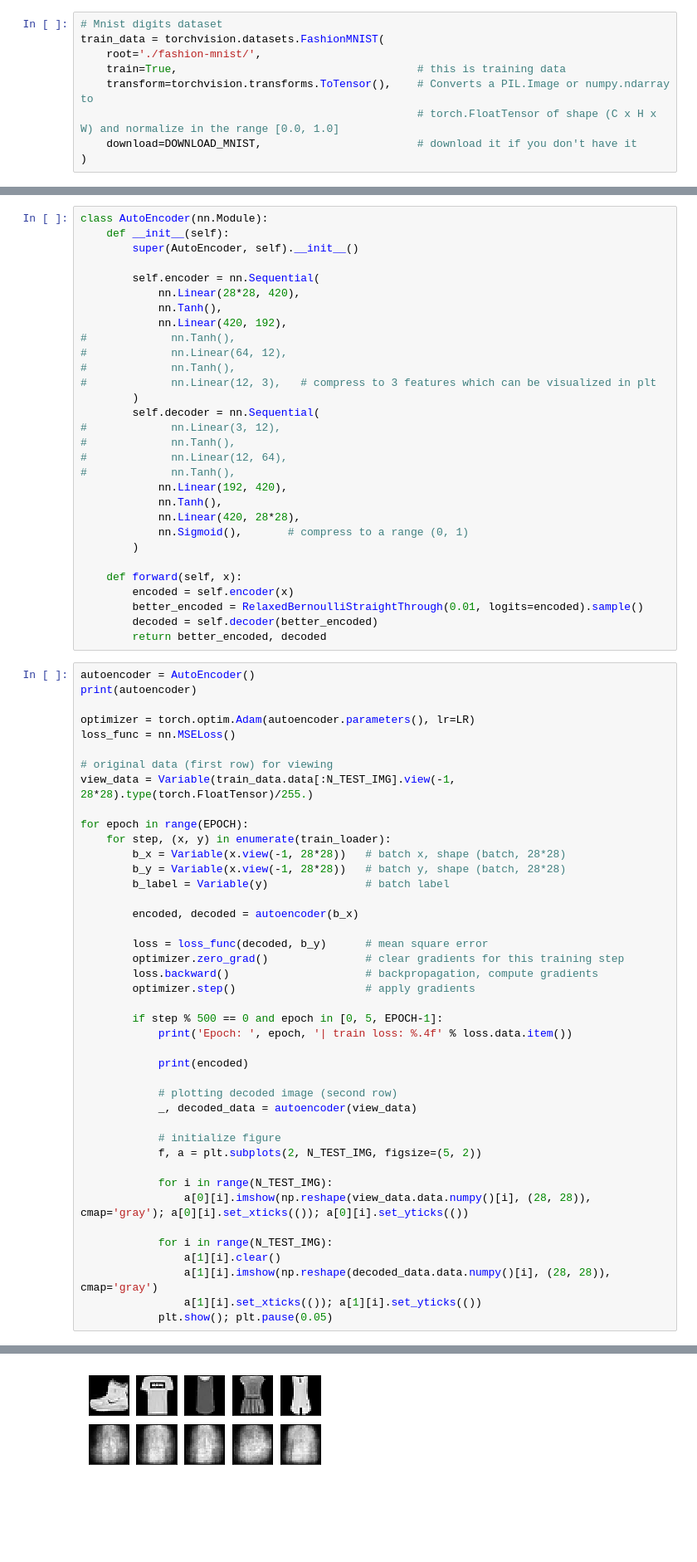
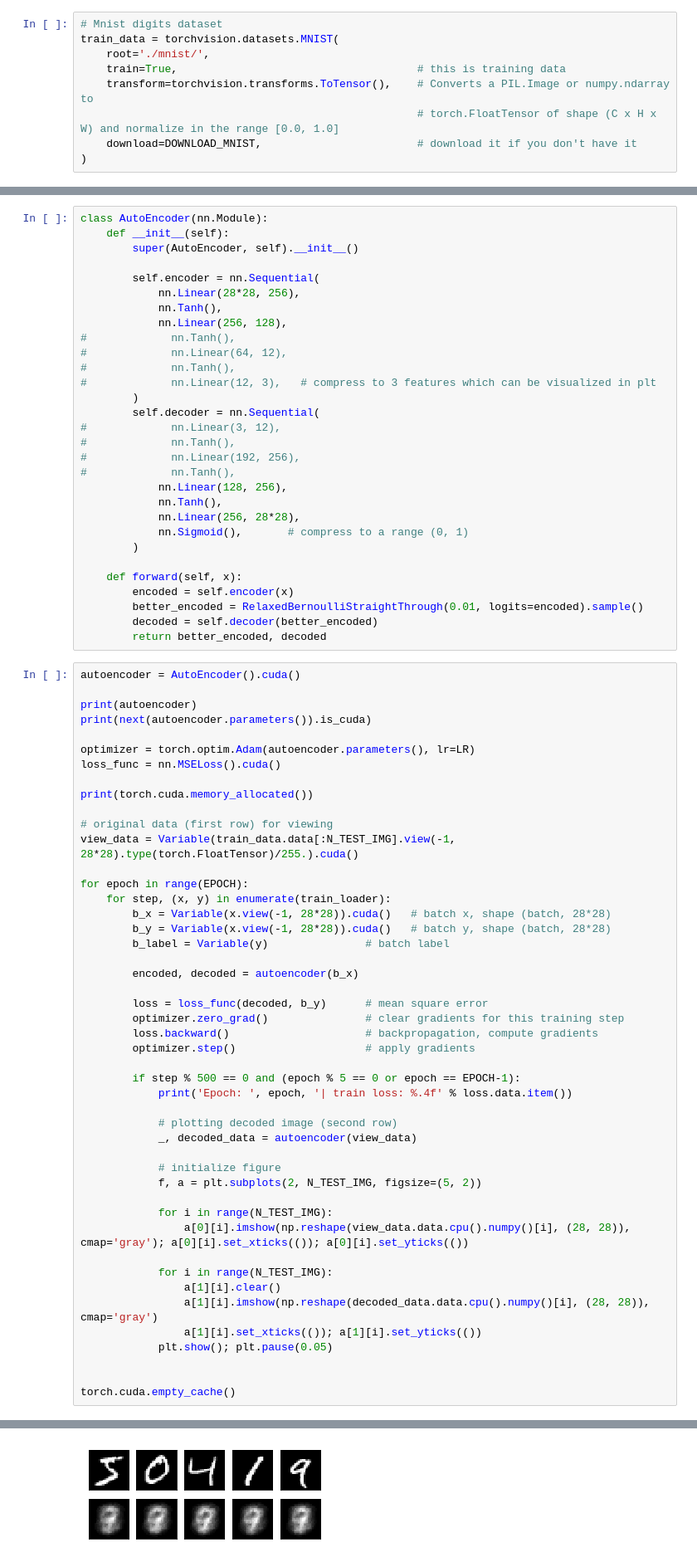
Before and after one commit to stefanklut/neural-image-compression, a Jupyter notebook: tutorial/Tutorial.ipynb, the cells around one changed output, grey strips where cells are left out. Shown at 83% size. Cells and saved outputs as stored; diff of their text form; blank space fills up the shorter version.

```diff
--- a/tutorial/Tutorial.ipynb
+++ b/tutorial/Tutorial.ipynb
@@ -35,8 +35,8 @@ DOWNLOAD_MNIST = False
 N_TEST_IMG = 5
 # %%
 # Mnist digits dataset
-train_data = torchvision.datasets.FashionMNIST(
-    root='./fashion-mnist/',
+train_data = torchvision.datasets.MNIST(
+    root='./mnist/',
     train=True,                                     # this is training data
     transform=torchvision.transforms.ToTensor(),    # Converts a PIL.Image or numpy.ndarray to
                                                     # torch.FloatTensor of shape (C x H x W) and normalize in the range [0.0, 1.0]
@@ -62,9 +62,9 @@ class AutoEncoder(nn.Module):
         super(AutoEncoder, self).__init__()
 
         self.encoder = nn.Sequential(
-            nn.Linear(28*28, 420),
+            nn.Linear(28*28, 256),
             nn.Tanh(),
-            nn.Linear(420, 192),
+            nn.Linear(256, 128),
 #             nn.Tanh(),
 #             nn.Linear(64, 12),
 #             nn.Tanh(),
@@ -73,11 +73,11 @@ class AutoEncoder(nn.Module):
         self.decoder = nn.Sequential(
 #             nn.Linear(3, 12),
 #             nn.Tanh(),
-#             nn.Linear(12, 64),
+#             nn.Linear(192, 256),
 #             nn.Tanh(),
-            nn.Linear(192, 420),
+            nn.Linear(128, 256),
             nn.Tanh(),
-            nn.Linear(420, 28*28),
+            nn.Linear(256, 28*28),
             nn.Sigmoid(),       # compress to a range (0, 1)
         )
 
@@ -87,19 +87,23 @@ class AutoEncoder(nn.Module):
         decoded = self.decoder(better_encoded)
         return better_encoded, decoded
 # %%
-autoencoder = AutoEncoder()
+autoencoder = AutoEncoder().cuda()
+
 print(autoencoder)
+print(next(autoencoder.parameters()).is_cuda)
 
 optimizer = torch.optim.Adam(autoencoder.parameters(), lr=LR)
-loss_func = nn.MSELoss()
+loss_func = nn.MSELoss().cuda()
+
+print(torch.cuda.memory_allocated())
 
 # original data (first row) for viewing
-view_data = Variable(train_data.data[:N_TEST_IMG].view(-1, 28*28).type(torch.FloatTensor)/255.)
+view_data = Variable(train_data.data[:N_TEST_IMG].view(-1, 28*28).type(torch.FloatTensor)/255.).cuda()
 
 for epoch in range(EPOCH):
     for step, (x, y) in enumerate(train_loader):
-        b_x = Variable(x.view(-1, 28*28))   # batch x, shape (batch, 28*28)
-        b_y = Variable(x.view(-1, 28*28))   # batch y, shape (batch, 28*28)
+        b_x = Variable(x.view(-1, 28*28)).cuda()   # batch x, shape (batch, 28*28)
+        b_y = Variable(x.view(-1, 28*28)).cuda()   # batch y, shape (batch, 28*28)
         b_label = Variable(y)               # batch label
 
         encoded, decoded = autoencoder(b_x)
@@ -109,10 +113,8 @@ for epoch in range(EPOCH):
         loss.backward()                     # backpropagation, compute gradients
         optimizer.step()                    # apply gradients
 
-        if step % 500 == 0 and epoch in [0, 5, EPOCH-1]:
+        if step % 500 == 0 and (epoch % 5 == 0 or epoch == EPOCH-1):
             print('Epoch: ', epoch, '| train loss: %.4f' % loss.data.item())
-
-            print(encoded)
 
             # plotting decoded image (second row)
             _, decoded_data = autoencoder(view_data)
@@ -121,13 +123,16 @@ for epoch in range(EPOCH):
             f, a = plt.subplots(2, N_TEST_IMG, figsize=(5, 2))
 
             for i in range(N_TEST_IMG):
-                a[0][i].imshow(np.reshape(view_data.data.numpy()[i], (28, 28)), cmap='gray'); a[0][i].set_xticks(()); a[0][i].set_yticks(())
+                a[0][i].imshow(np.reshape(view_data.data.cpu().numpy()[i], (28, 28)), cmap='gray'); a[0][i].set_xticks(()); a[0][i].set_yticks(())
 
             for i in range(N_TEST_IMG):
                 a[1][i].clear()
-                a[1][i].imshow(np.reshape(decoded_data.data.numpy()[i], (28, 28)), cmap='gray')
+                a[1][i].imshow(np.reshape(decoded_data.data.cpu().numpy()[i], (28, 28)), cmap='gray')
                 a[1][i].set_xticks(()); a[1][i].set_yticks(())
             plt.show(); plt.pause(0.05)
+
+
+torch.cuda.empty_cache()
 # %% [output]
 AutoEncoder(
   (encoder): Sequential(
@@ -164 +155 @@ tensor([[8.9377e-31, 4.1560e-39, 5.1104e-16,  ..., 1.0000e+00, 1.0000e+00,
-[figure, old version]
+[figure, new version]
```
Also changed, not shown: parts of 2 cells of this notebook.
